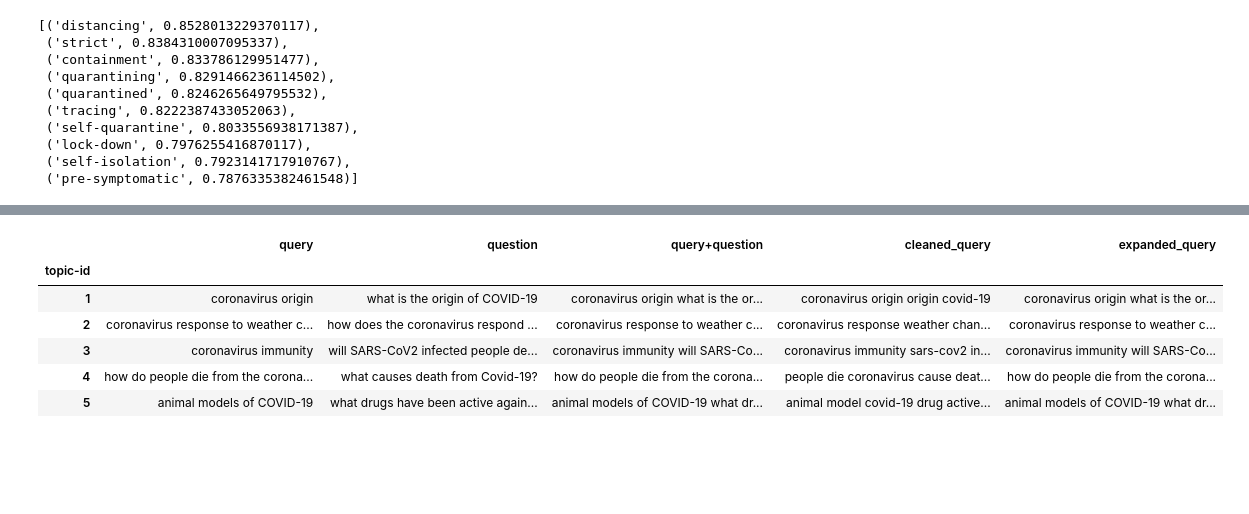
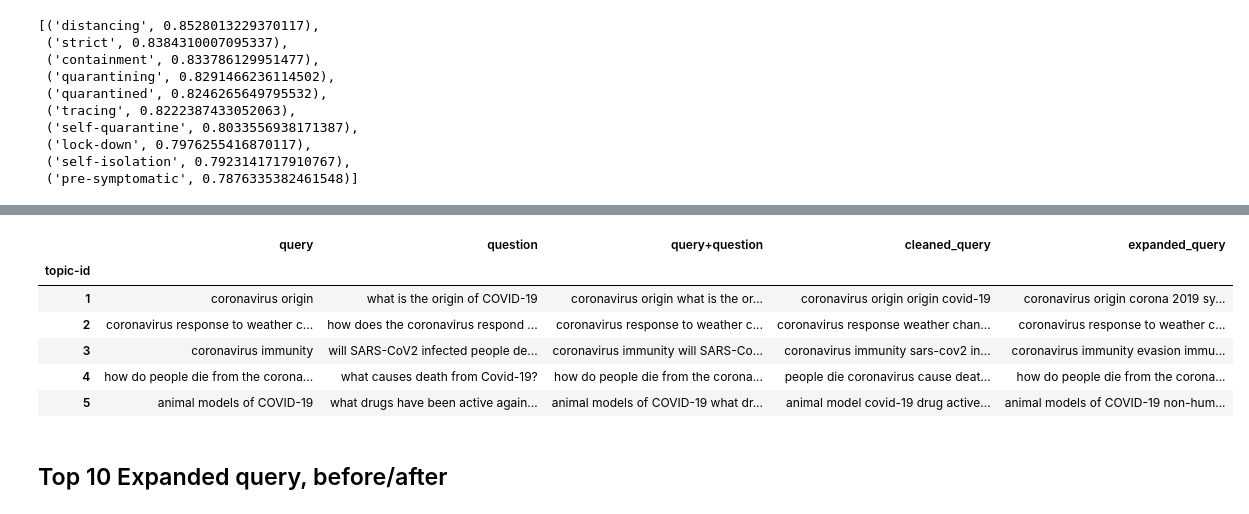
Before and after one commit to hurshd0/TREC-COVID-IR, a Jupyter notebook: notebooks/06_Query_Expansion.ipynb, the cells around one changed output, grey strips where cells are left out. Drawn from its saved outputs; the diff is of its cells as text; code cells hidden in the pictures; blank space fills up the shorter version.

```diff
--- a/notebooks/06_Query_Expansion.ipynb
+++ b/notebooks/06_Query_Expansion.ipynb
@@ -276,11 +276,13 @@ coronavirus quarantine
 # %%
-query_df['expanded_query'] = query_df['query+question'] + ' ' + query_df['query'].progress_apply(expand_terms)
+query_df['expanded_query'] = query_df['query'] + ' ' + query_df['query'].progress_apply(expand_terms)
 query_df.head()
 # %% [output]
 |  | query | question | query+question | cleaned_query | expanded_query |
 | topic-id |  |  |  |  |  |
-| 1 | coronavirus origin | what is the origin of COVID-19 | coronavirus origin what is the or... | coronavirus origin origin covid-19 | coronavirus origin what is the or... |
+| 1 | coronavirus origin | what is the origin of COVID-19 | coronavirus origin what is the or... | coronavirus origin origin covid-19 | coronavirus origin corona 2019 sy... |
 | 2 | coronavirus response to weather c... | how does the coronavirus respond ... | coronavirus response to weather c... | coronavirus response weather chan... | coronavirus response to weather c... |
-| 3 | coronavirus immunity | will SARS-CoV2 infected people de... | coronavirus immunity will SARS-Co... | coronavirus immunity sars-cov2 in... | coronavirus immunity will SARS-Co... |
+| 3 | coronavirus immunity | will SARS-CoV2 infected people de... | coronavirus immunity will SARS-Co... | coronavirus immunity sars-cov2 in... | coronavirus immunity evasion immu... |
 | 4 | how do people die from the corona... | what causes death from Covid-19? | how do people die from the corona... | people die coronavirus cause deat... | how do people die from the corona... |
-| 5 | animal models of COVID-19 | what drugs have been active again... | animal models of COVID-19 what dr... | animal model covid-19 drug active... | animal models of COVID-19 what dr... |
+| 5 | animal models of COVID-19 | what drugs have been active again... | animal models of COVID-19 what dr... | animal model covid-19 drug active... | animal models of COVID-19 non-hum... |
+# %% [markdown]
+## Top 10 Expanded query, before/after
```
Also changed, not shown: parts of 7 cells of this notebook, 21 other files.
